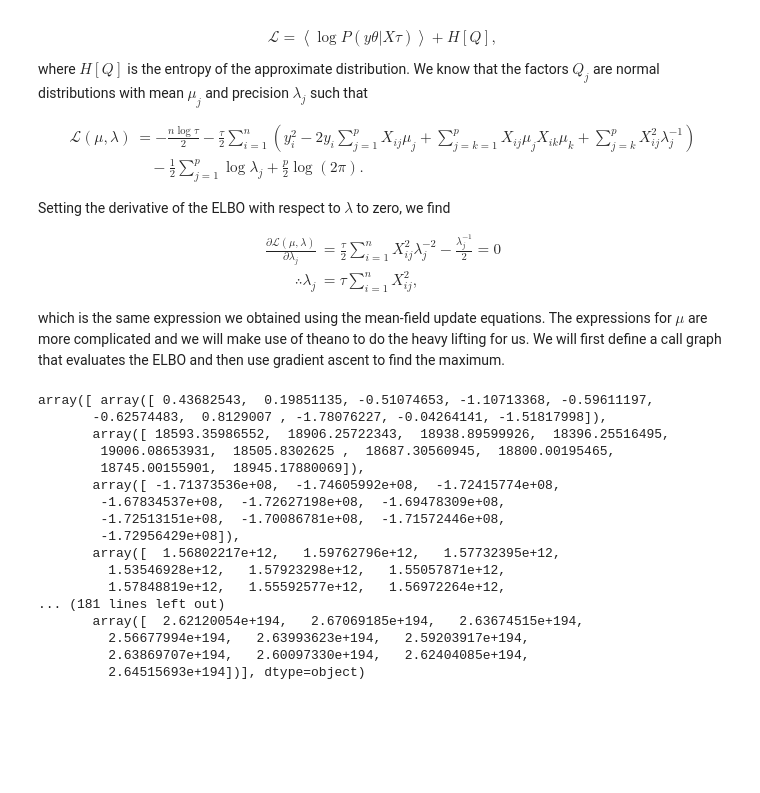
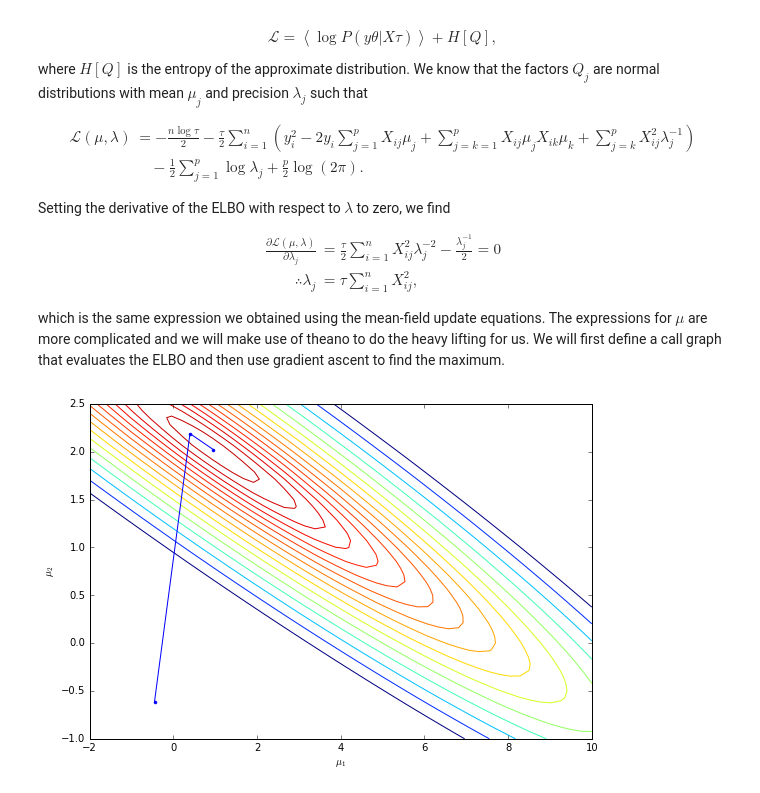
Before and after one commit to tillahoffmann/tillahoffmann.github.io, a Jupyter notebook: _notebooks/oscillating-parameters-in-variational-mean-field-approximation.ipynb, the cells around one changed output. Saved outputs shown, nothing was run; the diff lists cells and outputs as text; code cells hidden in the pictures; blank space fills up the shorter version.

```diff
--- a/_notebooks/oscillating-parameters-in-variational-mean-field-approximation.ipynb
+++ b/_notebooks/oscillating-parameters-in-variational-mean-field-approximation.ipynb
@@ -166,12 +170,0 @@ The algorithm updates each parameter in turn similar to [coordinate descent](htt
-# %%
-# Define the number of observations and the number of features
-n, p = 1000, 10
-# Define the noise precision $\tau$
-noise_precision = 1
-
-# Generate a design matrix
-X = np.random.normal(3, 1, (n, p))
-# Define regression coefficients
-theta = np.random.normal(1, 1, p)
-# Generate observations
-y = np.dot(X, theta) + np.random.normal(0, 1, n) / np.sqrt(noise_precision)
@@ -230,7 +200,7 @@ import theano.tensor as T
 
 # Define symbolic variables
 t_X = T.matrix('X')
-t_theta = theano.shared(np.random.normal(0, 1, p), 'theta')
+t_theta = T.vector('theta')
 t_y = T.vector('y')
 
 # Compute the values for lambda explicitly
@@ -248,5 +218,5 @@ t_elbo = - n * np.log(noise_precision) / 2 - noise_precision * (
 # Evaluate the gradient
 t_grad = theano.grad(t_elbo, t_theta)
 
-train = theano.function(inputs=[t_X, t_y], outputs=[t_theta, t_elbo],
-                        updates = [[t_theta, t_theta + 0.1 * t_grad]])
+# Define a function that returns the objective and gradients
+objective = theano.function(inputs=[t_theta, t_X, t_y], outputs=[-t_elbo, -t_grad])
@@ -255,20 +223,18 @@ mu_trace, elbos = np.transpose([train(X, y) for _ in range(50)])
-# %%
-mu_trace
-# %% [output]
-array([ array([ 0.43682543,  0.19851135, -0.51074653, -1.10713368, -0.59611197,
-       -0.62574483,  0.8129007 , -1.78076227, -0.04264141, -1.51817998]),
-       array([ 18593.35986552,  18906.25722343,  18938.89599926,  18396.25516495,
-        19006.08653931,  18505.8302625 ,  18687.30560945,  18800.00195465,
-        18745.00155901,  18945.17880069]),
-       array([ -1.71373536e+08,  -1.74605992e+08,  -1.72415774e+08,
-        -1.67834537e+08,  -1.72627198e+08,  -1.69478309e+08,
-        -1.72513151e+08,  -1.70086781e+08,  -1.71572446e+08,
-        -1.72956429e+08]),
-       array([  1.56802217e+12,   1.59762796e+12,   1.57732395e+12,
-         1.53546928e+12,   1.57923298e+12,   1.55057871e+12,
-         1.57848819e+12,   1.55592577e+12,   1.56972264e+12,
-... (181 lines left out)
-       array([  2.62120054e+194,   2.67069185e+194,   2.63674515e+194,
-         2.56677994e+194,   2.63993623e+194,   2.59203917e+194,
-         2.63869707e+194,   2.60097330e+194,   2.62404085e+194,
-         2.64515693e+194])], dtype=object)
+# %%
+from scipy import optimize
+
+# Minimize the objective function using standard scipy methods
+mu_trace = [mu0]
+result = optimize.minimize(objective, mu0, (X, y), 'cg', jac=True, callback=lambda x: mu_trace.append(x))
+mu_trace = np.asarray(mu_trace)
+
+# Plot the trajectory
+ax = plt.subplot(111)
+ax.plot(mu_trace[:, 0], mu_trace[:, 1], marker='.')
+ax.set_xlabel(r'$\mu_1$')
+ax.set_ylabel(r'$\mu_2$')
+
+ax.contour(mu1, mu2, landscape.T, levels=-np.logspace(4, 0, 50))
+pass
+# %% [output]
+[figure, added]
```
Also changed, not shown: parts of 7 cells of this notebook, 5 other files.
